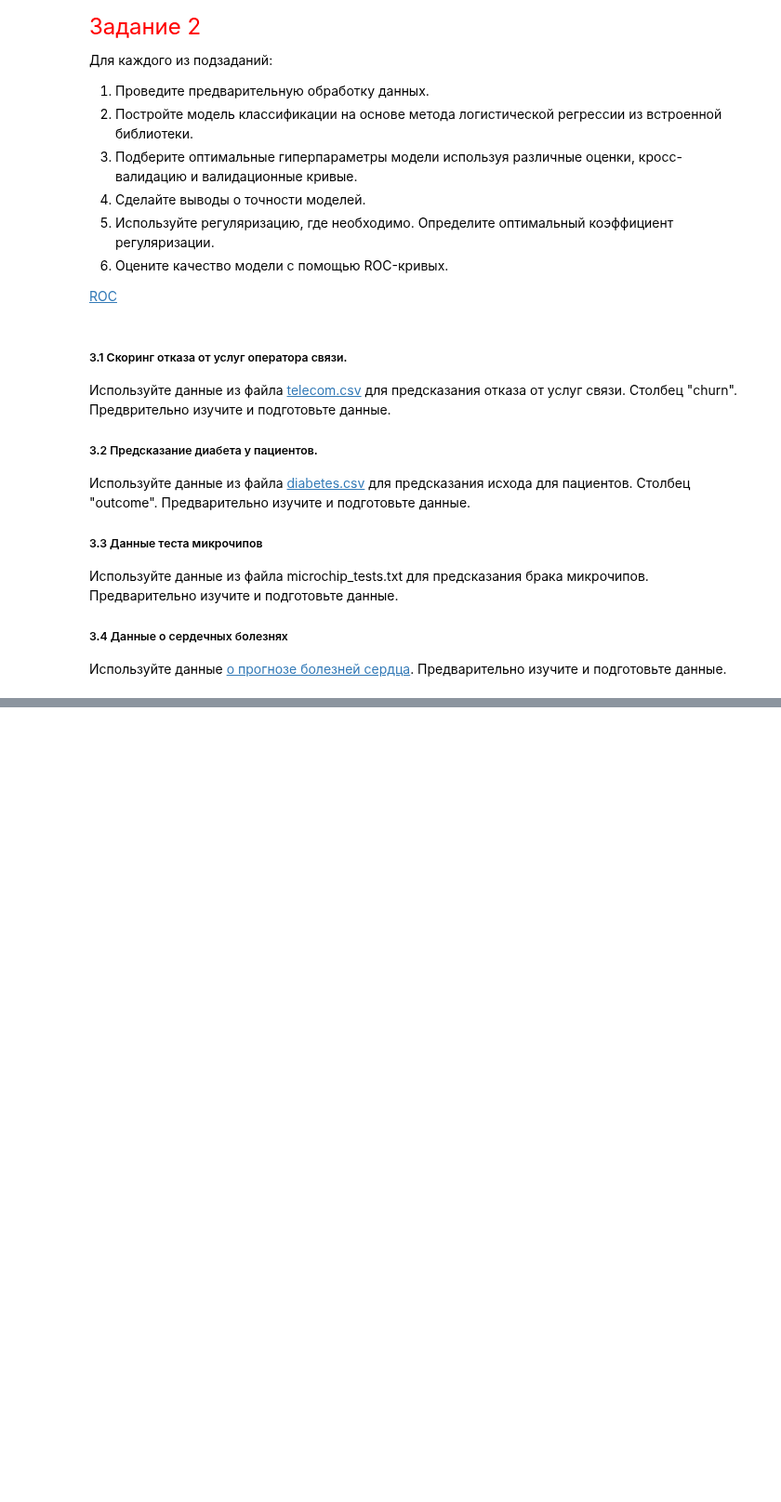
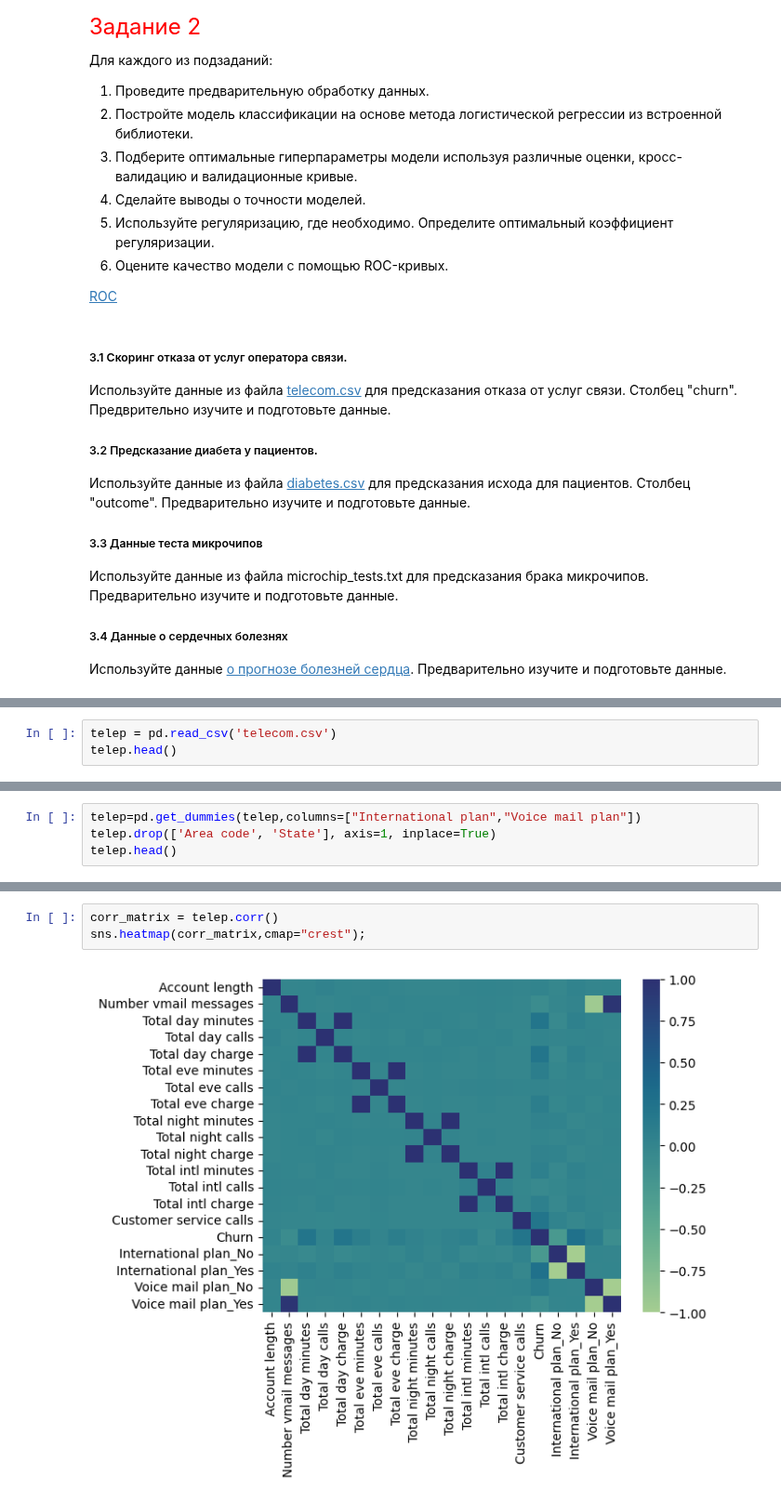
Before and after one commit to Dragoh54/MachineLearning-Labs, a Jupyter notebook: lab5/2024_ML_LR5_MACS (2).ipynb, the cells around one changed output, grey strips where cells are left out. Shown at 93% size. Drawn from its saved outputs; the diff is of its cells as text; blank space fills up the shorter version.

```diff
--- a/lab5/2024_ML_LR5_MACS (2).ipynb
+++ b/lab5/2024_ML_LR5_MACS (2).ipynb
@@ -252,0 +278,3 @@ plot_decision_boundary(sklearn_model, X_test, y_test, "Decision Boundary (Sklear
+# %%
+telep = pd.read_csv('telecom.csv')
+telep.head()
@@ -252,0 +288,4 @@ plot_decision_boundary(sklearn_model, X_test, y_test, "Decision Boundary (Sklear
+# %%
+telep=pd.get_dummies(telep,columns=["International plan","Voice mail plan"])
+telep.drop(['Area code', 'State'], axis=1, inplace=True)
+telep.head()
@@ -252,0 +299,5 @@ plot_decision_boundary(sklearn_model, X_test, y_test, "Decision Boundary (Sklear
+# %%
+corr_matrix = telep.corr()
+sns.heatmap(corr_matrix,cmap="crest");
+# %% [output]
+[figure, added]
```
Also changed, not shown: parts of 27 cells of this notebook, 3 other files.
